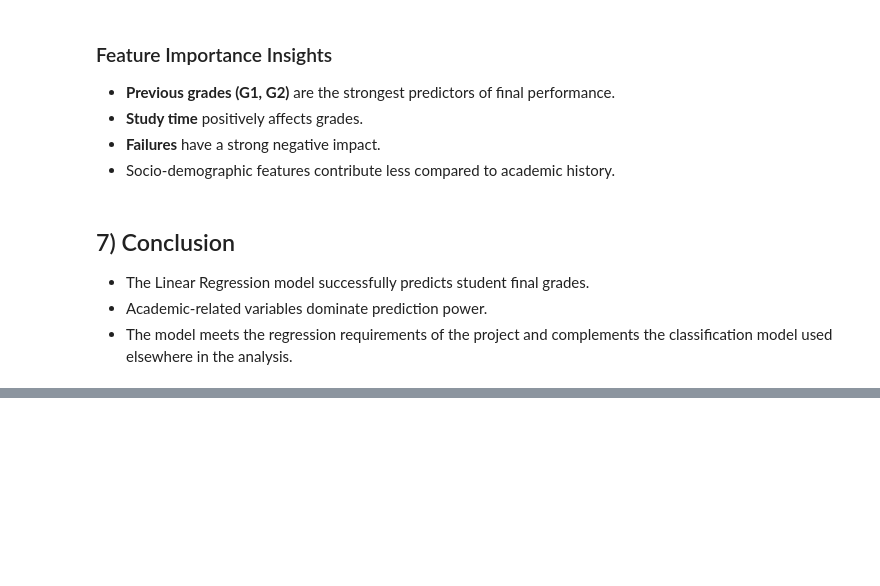
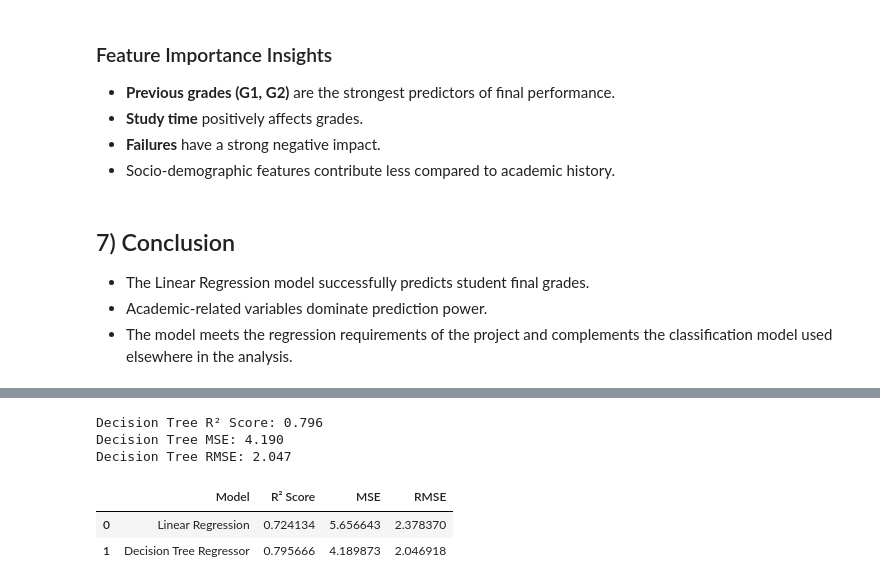
Before and after one commit to sTreLeCa/student-performance-prediction, a Jupyter notebook: notebooks/03_regression_model.ipynb, the cells around one changed output, grey strips where cells are left out. Cells and saved outputs as stored; diff of their text form; code cells hidden in the pictures; blank space fills up the shorter version.

Commit message:
did bonus tasks connected to regression model part, and added results folder

```diff
--- a/notebooks/03_regression_model.ipynb
+++ b/notebooks/03_regression_model.ipynb
@@ -189,0 +222,35 @@ coefficients.head(10)
+# %%
+from sklearn.tree import DecisionTreeRegressor
+
+# Train Decision Tree
+tree_model = DecisionTreeRegressor(random_state=42)
+tree_model.fit(X_train, y_train)
+
+# Predict
+tree_pred = tree_model.predict(X_test)
+
+# Evaluate
+tree_r2 = r2_score(y_test, tree_pred)
+tree_mse = mean_squared_error(y_test, tree_pred)
+tree_rmse = np.sqrt(tree_mse)
+
+print(f"Decision Tree R² Score: {tree_r2:.3f}")
+print(f"Decision Tree MSE: {tree_mse:.3f}")
+print(f"Decision Tree RMSE: {tree_rmse:.3f}")
+# %% [output]
+Decision Tree R² Score: 0.796
+Decision Tree MSE: 4.190
+Decision Tree RMSE: 2.047
+# %%
+comparison = pd.DataFrame({
+    "Model": ["Linear Regression", "Decision Tree Regressor"],
+    "R² Score": [r2, tree_r2],
+    "MSE": [mse, tree_mse],
+    "RMSE": [rmse, tree_rmse]
+})
+
+comparison
+# %% [output]
+|  | Model | R² Score | MSE | RMSE |
+| 0 | Linear Regression | 0.724134 | 5.656643 | 2.378370 |
+| 1 | Decision Tree Regressor | 0.795666 | 4.189873 | 2.046918 |
```
Also changed, not shown: parts of 4 cells of this notebook, 1 other file.
